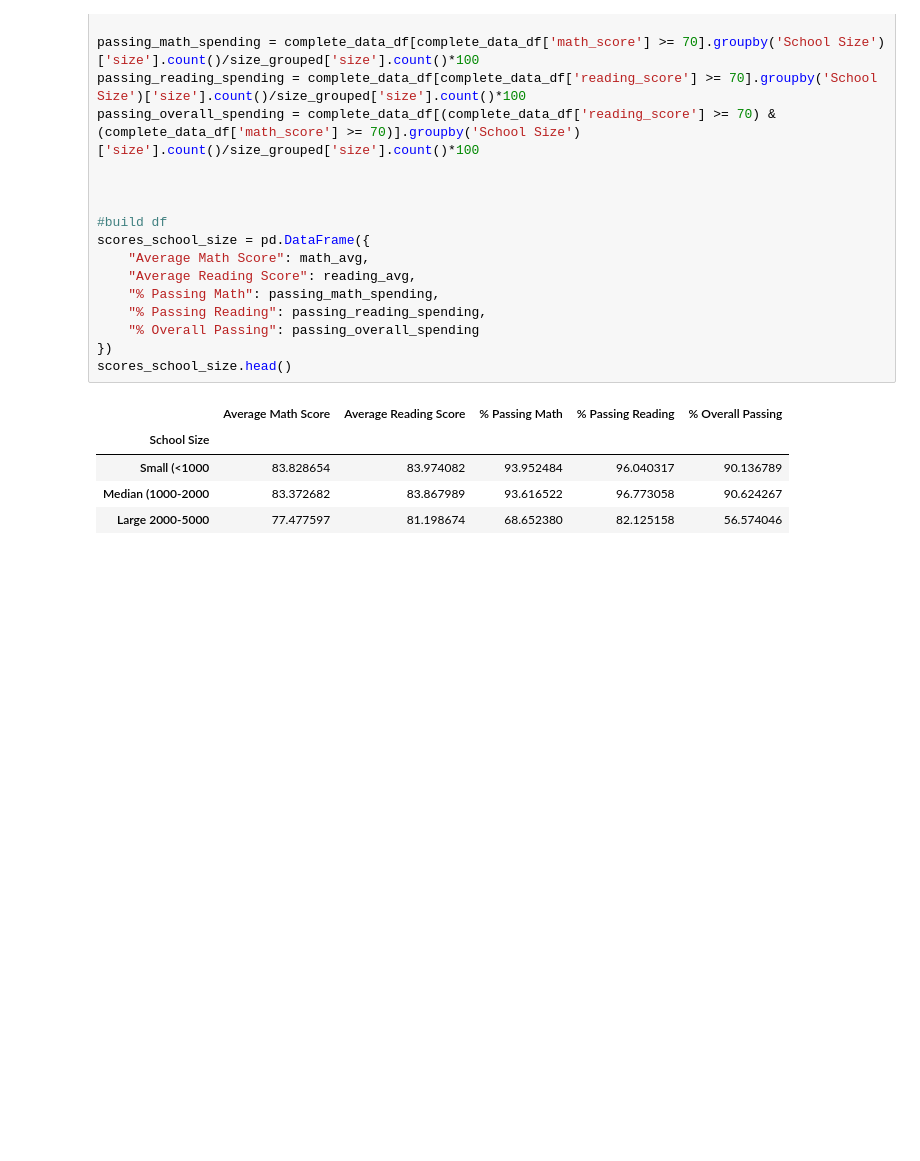
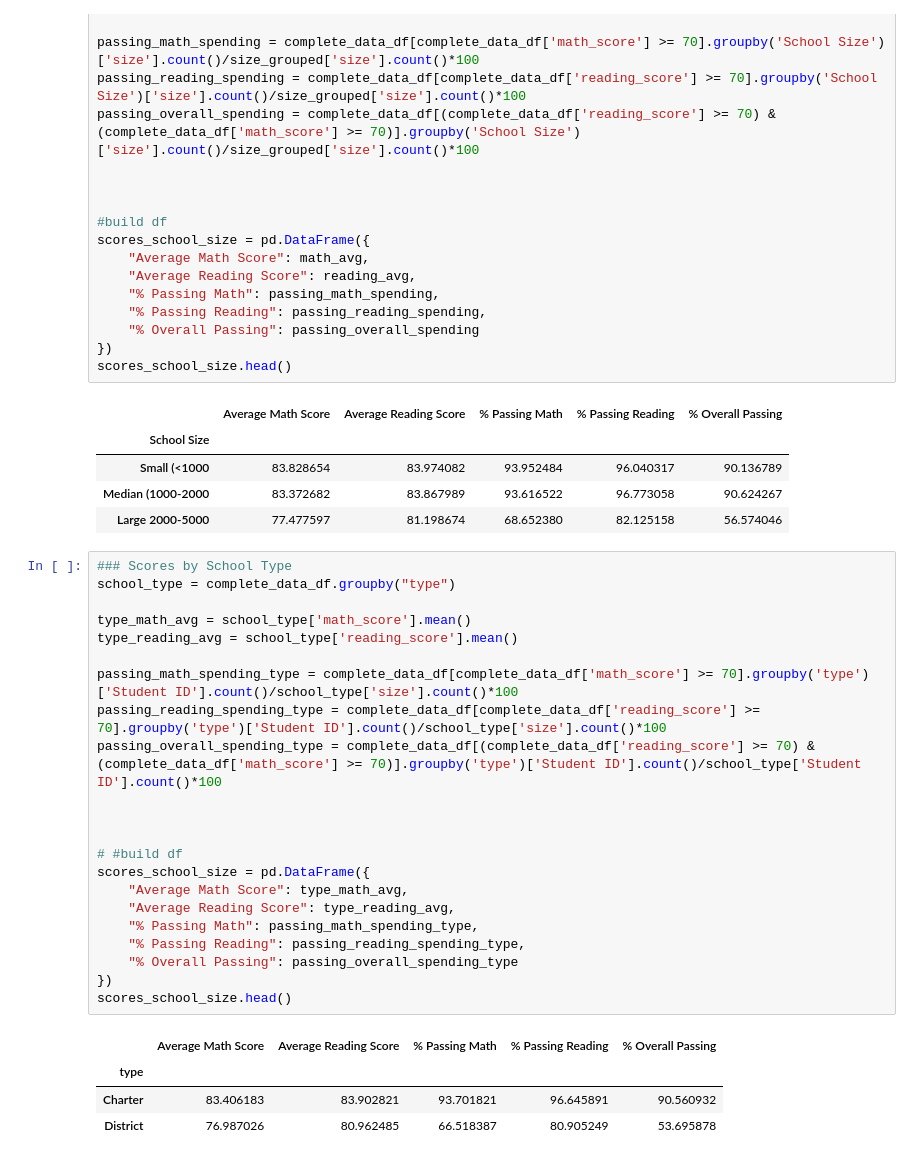
Before and after one commit to foleyg/pandas-challenge, a Jupyter notebook: PyCitySchools/HW4.ipynb, the cells around one changed output. Cells and saved outputs as stored; diff of their text form; blank space fills up the shorter version.

```diff
--- a/PyCitySchools/HW4.ipynb
+++ b/PyCitySchools/HW4.ipynb
@@ -263,3 +263,30 @@ scores_school_size.head()
 | Small (<1000 | 83.828654 | 83.974082 | 93.952484 | 96.040317 | 90.136789 |
 | Median (1000-2000 | 83.372682 | 83.867989 | 93.616522 | 96.773058 | 90.624267 |
 | Large 2000-5000 | 77.477597 | 81.198674 | 68.652380 | 82.125158 | 56.574046 |
+# %%
+### Scores by School Type
+school_type = complete_data_df.groupby("type")
+
+type_math_avg = school_type['math_score'].mean()
+type_reading_avg = school_type['reading_score'].mean()
+
+passing_math_spending_type = complete_data_df[complete_data_df['math_score'] >= 70].groupby('type')['Student ID'].count()/school_type['size'].count()*100
+passing_reading_spending_type = complete_data_df[complete_data_df['reading_score'] >= 70].groupby('type')['Student ID'].count()/school_type['size'].count()*100
+passing_overall_spending_type = complete_data_df[(complete_data_df['reading_score'] >= 70) & (complete_data_df['math_score'] >= 70)].groupby('type')['Student ID'].count()/school_type['Student ID'].count()*100
+
+
+
+# #build df
+scores_school_size = pd.DataFrame({
+    "Average Math Score": type_math_avg,
+    "Average Reading Score": type_reading_avg,
+    "% Passing Math": passing_math_spending_type,
+    "% Passing Reading": passing_reading_spending_type,
+    "% Overall Passing": passing_overall_spending_type
+})
+scores_school_size.head()
+# %% [output]
+|  | Average Math Score | Average Reading Score | % Passing Math | % Passing Reading | % Overall Passing |
+| type |  |  |  |  |  |
+| Charter | 83.406183 | 83.902821 | 93.701821 | 96.645891 | 90.560932 |
+| District | 76.987026 | 80.962485 | 66.518387 | 80.905249 | 53.695878 |
```
